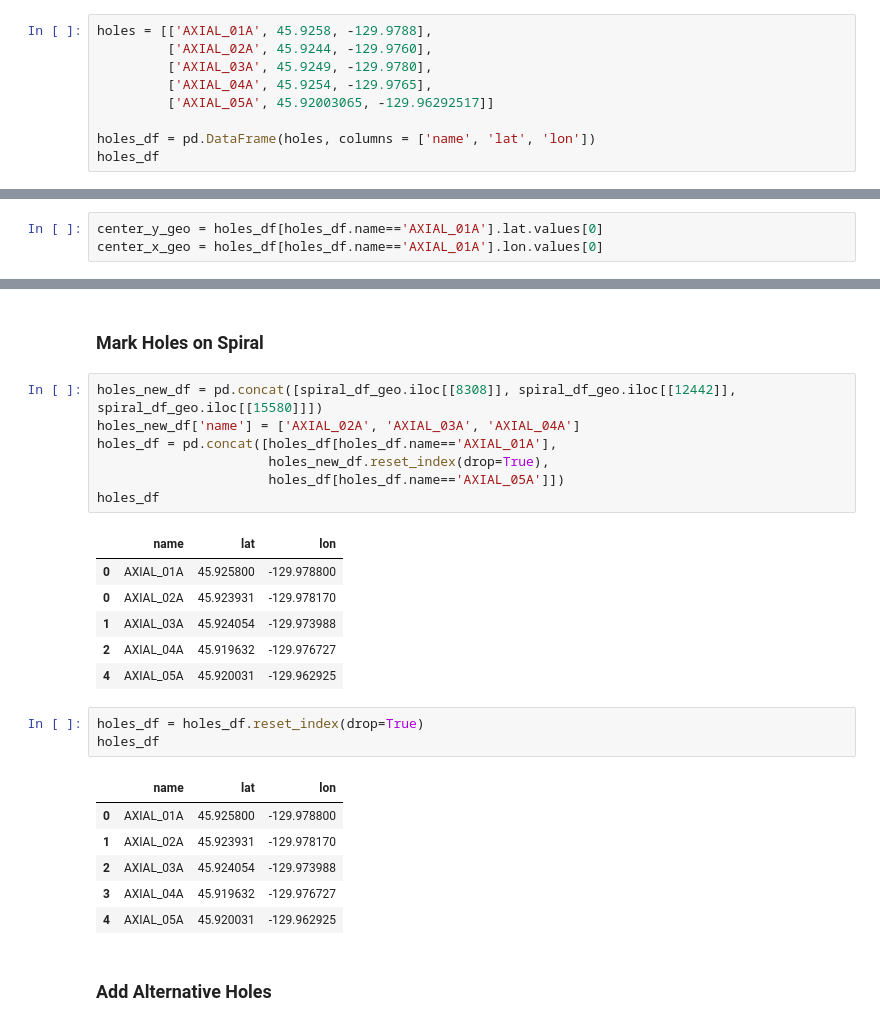
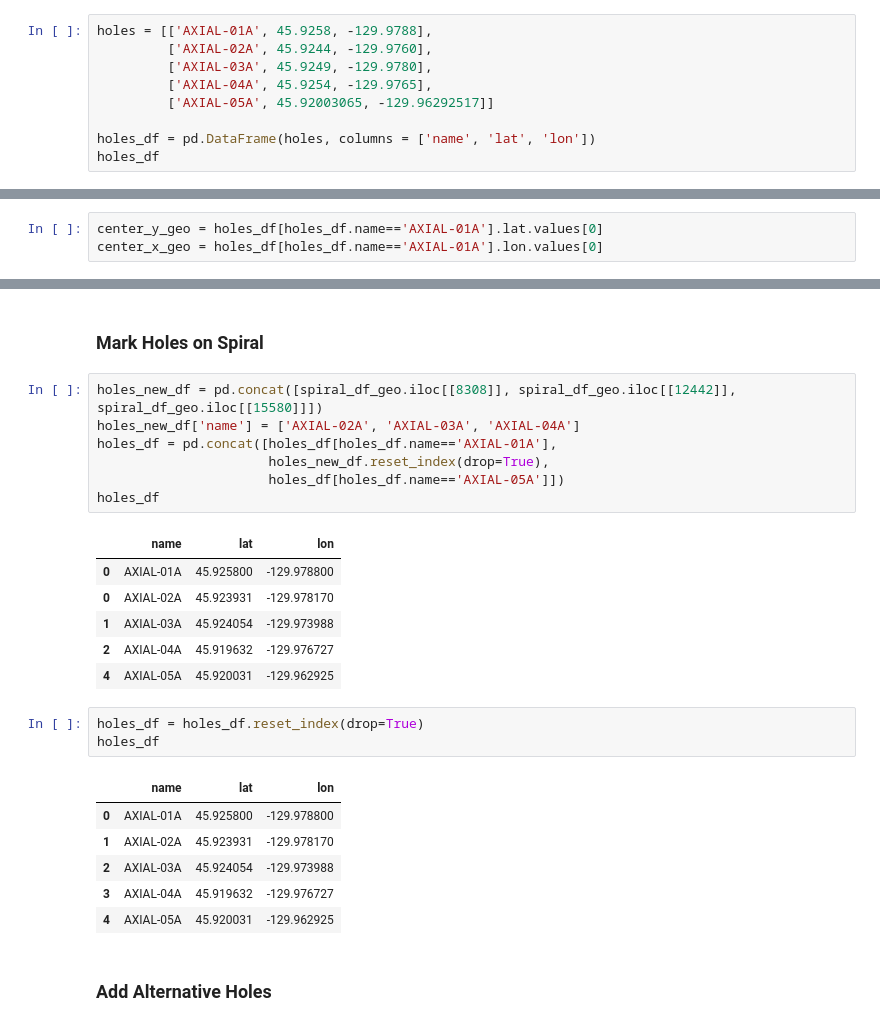
Before and after one commit to ooicloud/axial-drilling, a Jupyter notebook: maps/notebooks/clean_data.ipynb, the cells around one changed output, grey strips where cells are left out. Saved outputs shown, nothing was run; the diff lists cells and outputs as text.

Commit message:
Remove underscore from site names

```diff
--- a/maps/notebooks/clean_data.ipynb
+++ b/maps/notebooks/clean_data.ipynb
@@ -209,11 +209,11 @@ thickness_interp_ds.to_zarr(data_dir + 'thickness_interp.zarr', mode='w')
 # %% [markdown]
 ### Define Preliminary Hole Locations
 # %%
-holes = [['AXIAL_01A', 45.9258, -129.9788],
-         ['AXIAL_02A', 45.9244, -129.9760],
-         ['AXIAL_03A', 45.9249, -129.9780],
-         ['AXIAL_04A', 45.9254, -129.9765],
-         ['AXIAL_05A', 45.92003065, -129.96292517]]
+holes = [['AXIAL-01A', 45.9258, -129.9788],
+         ['AXIAL-02A', 45.9244, -129.9760],
+         ['AXIAL-03A', 45.9249, -129.9780],
+         ['AXIAL-04A', 45.9254, -129.9765],
+         ['AXIAL-05A', 45.92003065, -129.96292517]]
 
 holes_df = pd.DataFrame(holes, columns = ['name', 'lat', 'lon'])
 holes_df
@@ -227,8 +227,8 @@ holes_df
 # %% [markdown]
 ### Build Spiral and Mark Holes
 # %%
-center_y_geo = holes_df[holes_df.name=='AXIAL_01A'].lat.values[0]
-center_x_geo = holes_df[holes_df.name=='AXIAL_01A'].lon.values[0]
+center_y_geo = holes_df[holes_df.name=='AXIAL-01A'].lat.values[0]
+center_x_geo = holes_df[holes_df.name=='AXIAL-01A'].lon.values[0]
 # %%
 center_gs_geo = gpd.GeoSeries([Point(center_x_geo, center_y_geo)], crs = 'epsg:4326')
 center_gs_utm = center_gs_geo.to_crs('epsg:32609')
@@ -255,28 +255,28 @@ spiral_df_geo.to_json(data_dir + 'spiral.json', orient="records", lines=True)
 ### Mark Holes on Spiral
 # %%
 holes_new_df = pd.concat([spiral_df_geo.iloc[[8308]], spiral_df_geo.iloc[[12442]], spiral_df_geo.iloc[[15580]]])
-holes_new_df['name'] = ['AXIAL_02A', 'AXIAL_03A', 'AXIAL_04A']
-holes_df = pd.concat([holes_df[holes_df.name=='AXIAL_01A'],
+holes_new_df['name'] = ['AXIAL-02A', 'AXIAL-03A', 'AXIAL-04A']
+holes_df = pd.concat([holes_df[holes_df.name=='AXIAL-01A'],
                       holes_new_df.reset_index(drop=True),
-                      holes_df[holes_df.name=='AXIAL_05A']])
+                      holes_df[holes_df.name=='AXIAL-05A']])
 holes_df
 # %% [output]
 |  | name | lat | lon |
-| 0 | AXIAL_01A | 45.925800 | -129.978800 |
-| 0 | AXIAL_02A | 45.923931 | -129.978170 |
-| 1 | AXIAL_03A | 45.924054 | -129.973988 |
-| 2 | AXIAL_04A | 45.919632 | -129.976727 |
-| 4 | AXIAL_05A | 45.920031 | -129.962925 |
+| 0 | AXIAL-01A | 45.925800 | -129.978800 |
+| 0 | AXIAL-02A | 45.923931 | -129.978170 |
+| 1 | AXIAL-03A | 45.924054 | -129.973988 |
+| 2 | AXIAL-04A | 45.919632 | -129.976727 |
+| 4 | AXIAL-05A | 45.920031 | -129.962925 |
 # %%
 holes_df = holes_df.reset_index(drop=True)
 holes_df
 # %% [output]
 |  | name | lat | lon |
-| 0 | AXIAL_01A | 45.925800 | -129.978800 |
-| 1 | AXIAL_02A | 45.923931 | -129.978170 |
-| 2 | AXIAL_03A | 45.924054 | -129.973988 |
-| 3 | AXIAL_04A | 45.919632 | -129.976727 |
-| 4 | AXIAL_05A | 45.920031 | -129.962925 |
+| 0 | AXIAL-01A | 45.925800 | -129.978800 |
+| 1 | AXIAL-02A | 45.923931 | -129.978170 |
+| 2 | AXIAL-03A | 45.924054 | -129.973988 |
+| 3 | AXIAL-04A | 45.919632 | -129.976727 |
+| 4 | AXIAL-05A | 45.920031 | -129.962925 |
 # %% [markdown]
 ### Add Alternative Holes
 # %%
```
Also changed, not shown: parts of 6 cells of this notebook, 14 other files.
